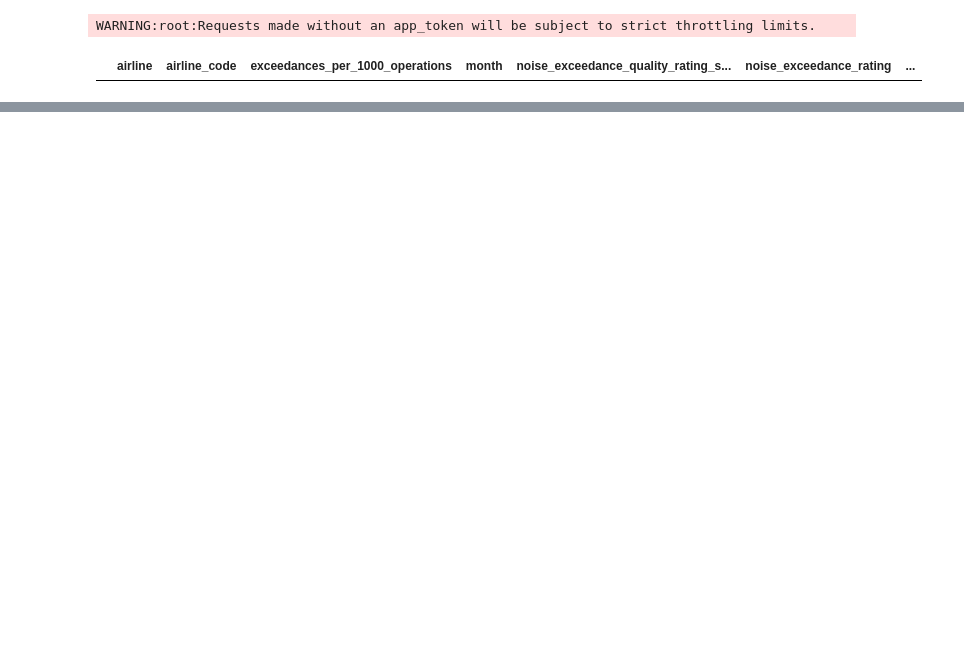
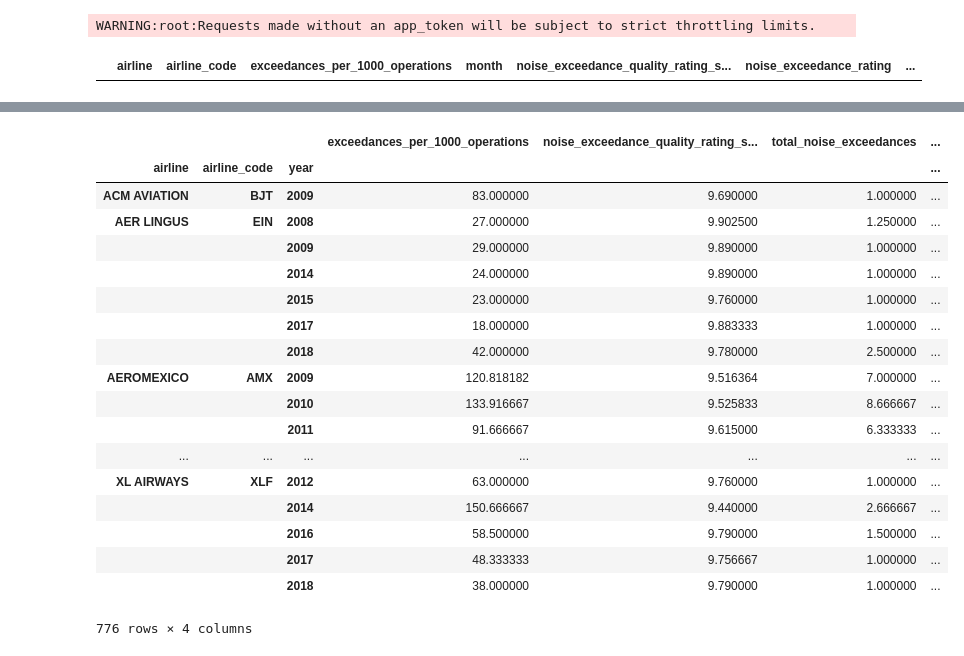
Before and after one commit to WoleIlori/Data-Preparation-and-Visualisation, a Jupyter notebook: Data_Preparation_for_Analysis.ipynb, the cells around one changed output, grey strips where cells are left out. Saved outputs shown, nothing was run; the diff lists cells and outputs as text; code cells hidden in the pictures; blank space fills up the shorter version.

```diff
--- a/Data_Preparation_for_Analysis.ipynb
+++ b/Data_Preparation_for_Analysis.ipynb
@@ -144,16 +168,0 @@ for idx in dataset_idx:
-# %%
-for idx in dataset_idx:
-    noise_score_val = rating_table.iloc[idx]["noise_exceedance_quality_rating_score"]
-    rating_table.at[idx, "noise_exceedance_quality_rating_score"] = float(noise_score_val)
-# %%
-for idx in dataset_idx:
-    tot_noise_val = rating_table.iloc[idx]["total_noise_exceedances"]
-    rating_table.at[idx, "total_noise_exceedances"] = int(tot_noise_val)
-# %%
-for idx in dataset_idx:
-    total_op_val = rating_table.iloc[idx]["total_operations_per_month"]
-    rating_table.at[idx, "total_operations_per_month"] = int(total_op_val)
-# %%
-for idx in dataset_idx:
-    year_val = rating_table.iloc[idx]["year"]
-    rating_table.at[idx, "year"] = int(year_val)
@@ -389,0 +182,24 @@ airline_above
+# %%
+simplify_table = rating_table[rating_table.columns.difference(["month"])]
+yearly = simplify_table.groupby(["airline", "airline_code", "year"])
+yearly.mean()
+# %% [output]
+|  |  |  | exceedances_per_1000_operations | noise_exceedance_quality_rating_s... | total_noise_exceedances | ... |
+| airline | airline_code | year |  |  |  | ... |
+| ACM AVIATION | BJT | 2009 | 83.000000 | 9.690000 | 1.000000 | ... |
+| AER LINGUS | EIN | 2008 | 27.000000 | 9.902500 | 1.250000 | ... |
+|  |  | 2009 | 29.000000 | 9.890000 | 1.000000 | ... |
+|  |  | 2014 | 24.000000 | 9.890000 | 1.000000 | ... |
+|  |  | 2015 | 23.000000 | 9.760000 | 1.000000 | ... |
+|  |  | 2017 | 18.000000 | 9.883333 | 1.000000 | ... |
+|  |  | 2018 | 42.000000 | 9.780000 | 2.500000 | ... |
+| AEROMEXICO | AMX | 2009 | 120.818182 | 9.516364 | 7.000000 | ... |
+|  |  | 2010 | 133.916667 | 9.525833 | 8.666667 | ... |
+|  |  | 2011 | 91.666667 | 9.615000 | 6.333333 | ... |
+| ... | ... | ... | ... | ... | ... | ... |
+| XL AIRWAYS | XLF | 2012 | 63.000000 | 9.760000 | 1.000000 | ... |
+|  |  | 2014 | 150.666667 | 9.440000 | 2.666667 | ... |
+|  |  | 2016 | 58.500000 | 9.790000 | 1.500000 | ... |
+|  |  | 2017 | 48.333333 | 9.756667 | 1.000000 | ... |
+|  |  | 2018 | 38.000000 | 9.790000 | 1.000000 | ... |
+776 rows × 4 columns
```
Also changed, not shown: parts of 22 cells of this notebook.
